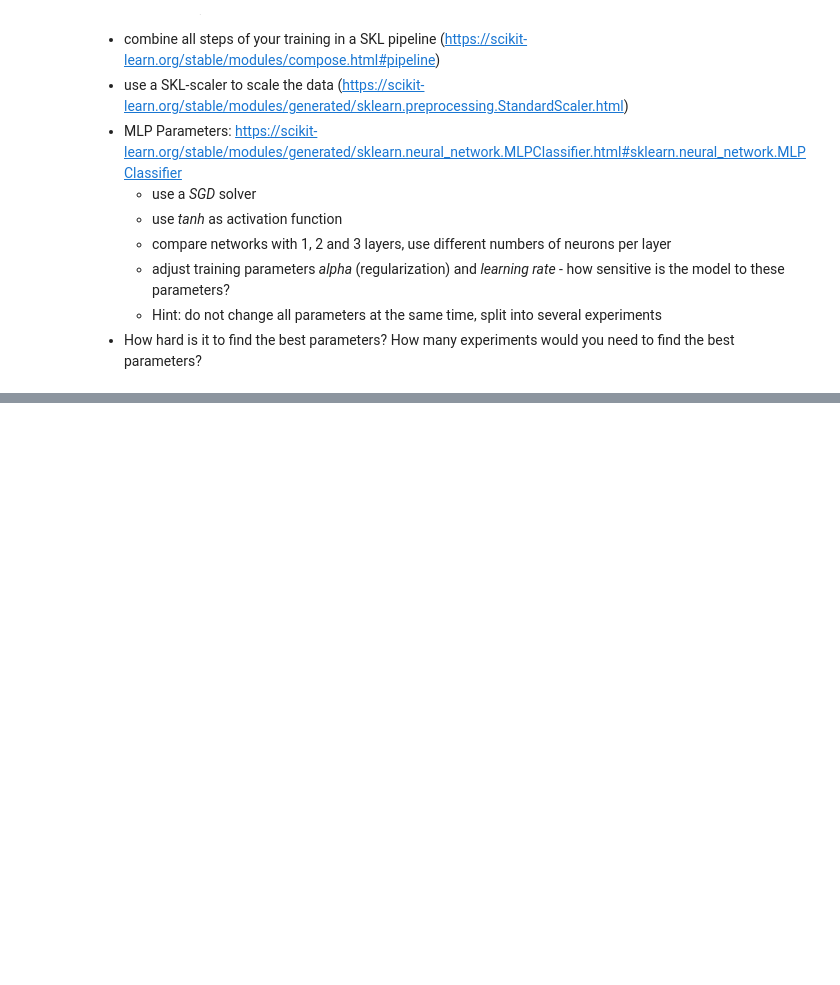
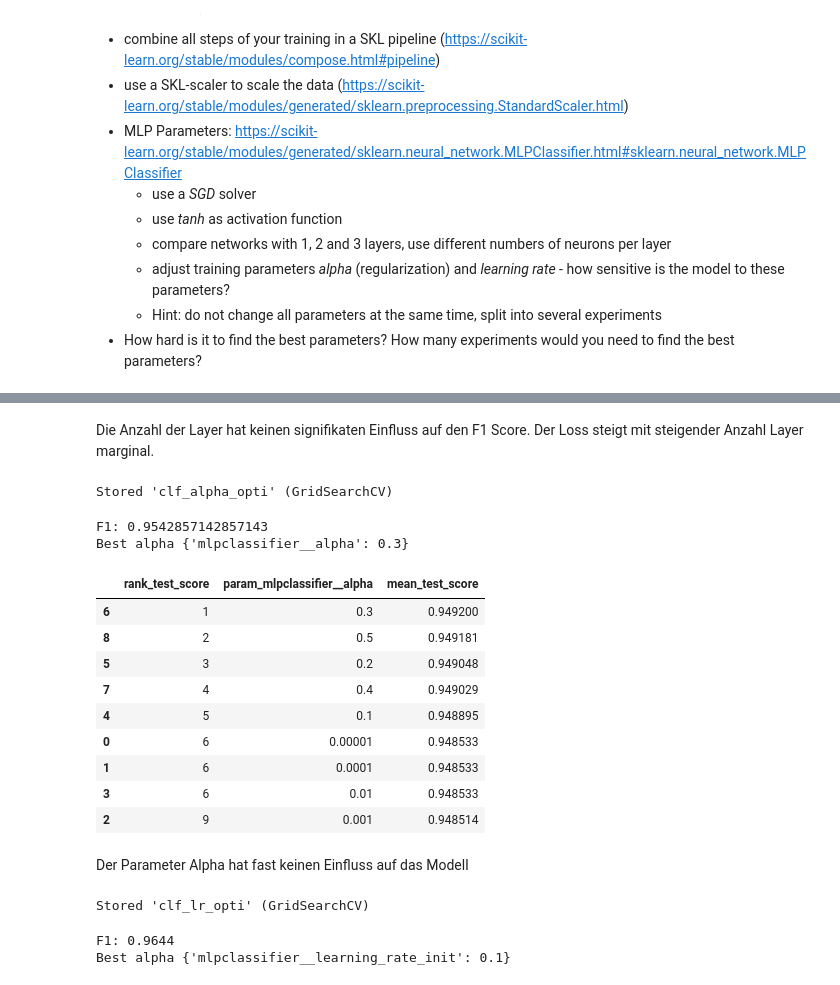
Before and after one commit to trenklem/DataScience21, a Jupyter notebook: Block_6/Assignments/6_a_Non-Linear_Classification.ipynb, the cells around one changed output, grey strips where cells are left out. Cells and saved outputs as stored; diff of their text form; code cells hidden in the pictures; blank space fills up the shorter version.

```diff
--- a/Block_6/Assignments/6_a_Non-Linear_Classification.ipynb
+++ b/Block_6/Assignments/6_a_Non-Linear_Classification.ipynb
@@ -39,0 +137,56 @@ Split the MNIST data into  train- and test-sets and then train and evaluate a si
+# %% [markdown]
+Die Anzahl der Layer hat keinen signifikaten Einfluss auf den F1 Score. Der Loss steigt mit steigender Anzahl Layer marginal.
+# %%
+from sklearn.model_selection import GridSearchCV
+
+parameters = {'mlpclassifier__alpha':[0.00001, 0.0001, 0.001, 0.01, 0.1, 0.2, 0.3, 0.4, 0.5]}
+pip_alpha_opti = make_pipeline(StandardScaler(), MLPClassifier(random_state=1, solver='sgd', activation='tanh', max_iter=100))
+clf_alpha_opti = GridSearchCV(pip_alpha_opti, parameters, n_jobs= 6)
+clf_alpha_opti.fit(X_train, y_train)
+%store clf_alpha_opti
+# %% [output]
+Stored 'clf_alpha_opti' (GridSearchCV)
+# %%
+%store -r clf_alpha_opti
+pred_alpha_opti= clf_alpha_opti.predict(X_test)
+print(f'F1: {f1_score(y_test, pred_alpha_opti, average="micro")}')
+print(f'Best alpha {clf_alpha_opti.best_params_}')
+# %% [output]
+F1: 0.9542857142857143
+Best alpha {'mlpclassifier__alpha': 0.3}
+# %%
+import pandas as pd
+%store -r clf_alpha_opti
+alpha_df = pd.DataFrame.from_dict(clf_alpha_opti.cv_results_)
+alpha_df.sort_values('rank_test_score')[['rank_test_score', 'param_mlpclassifier__alpha','mean_test_score']]
+# %% [output]
+|  | rank_test_score | param_mlpclassifier__alpha | mean_test_score |
+| 6 | 1 | 0.3 | 0.949200 |
+| 8 | 2 | 0.5 | 0.949181 |
+| 5 | 3 | 0.2 | 0.949048 |
+| 7 | 4 | 0.4 | 0.949029 |
+| 4 | 5 | 0.1 | 0.948895 |
+| 0 | 6 | 0.00001 | 0.948533 |
+| 1 | 6 | 0.0001 | 0.948533 |
+| 3 | 6 | 0.01 | 0.948533 |
+| 2 | 9 | 0.001 | 0.948514 |
+# %% [markdown]
+Der Parameter Alpha hat fast keinen Einfluss auf das Modell
+# %%
+from sklearn.model_selection import GridSearchCV
+
+parameters = {'mlpclassifier__learning_rate_init':[0.00001, 0.0001, 0.001, 0.01, 0.1, 0.2, 0.3, 0.4 , 0.5]}
+pip_lr_opti = make_pipeline(StandardScaler(), MLPClassifier(random_state=1, solver='sgd', activation='tanh', max_iter=100))
+clf_lr_opti = GridSearchCV(pip_alpha_opti, parameters, n_jobs= 6)
+clf_lr_opti.fit(X_train, y_train)
+%store clf_lr_opti
+# %% [output]
+Stored 'clf_lr_opti' (GridSearchCV)
+# %%
+%store -r clf_lr_opti
+pred_lr_opti= clf_lr_opti.predict(X_test)
+print(f'F1: {f1_score(y_test, pred_lr_opti, average="micro")}')
+print(f'Best alpha {clf_lr_opti.best_params_}')
+# %% [output]
+F1: 0.9644
+Best alpha {'mlpclassifier__learning_rate_init': 0.1}
```
Also changed, not shown: parts of 22 cells of this notebook, 1 other file.
